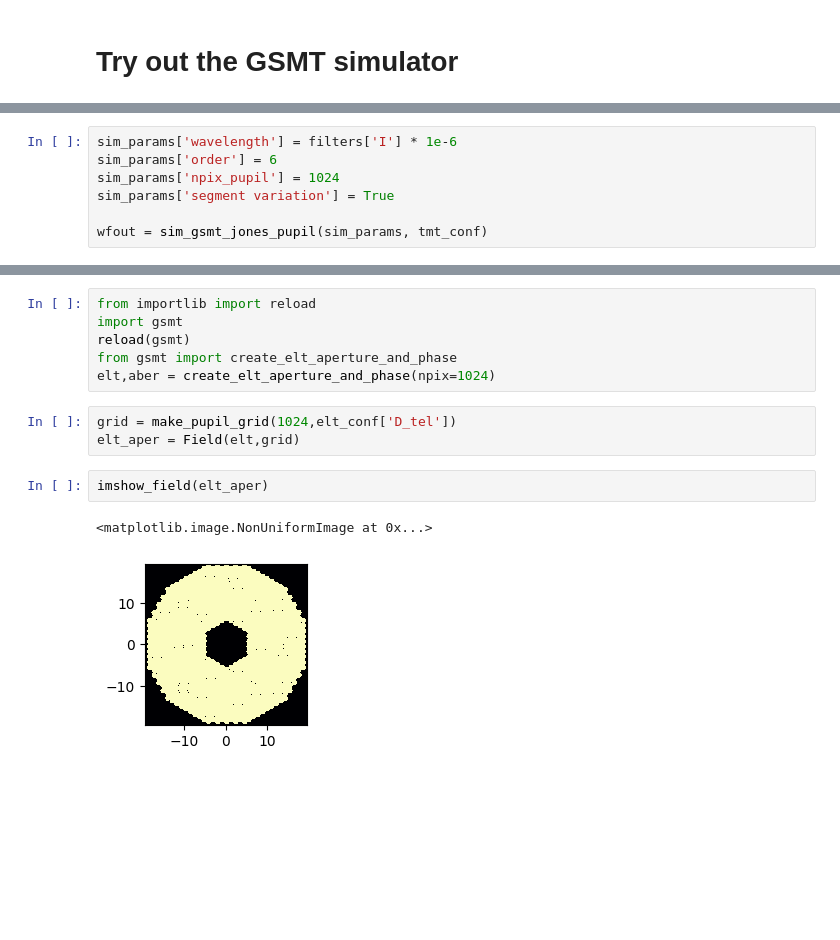
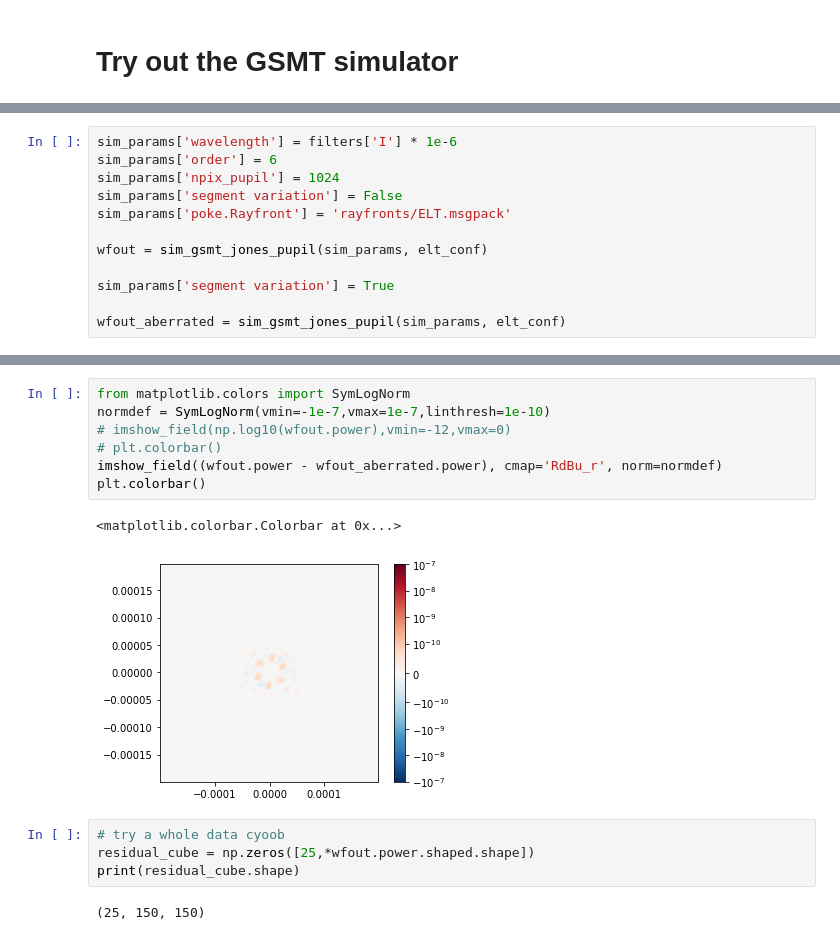
Before and after one commit to Jashcraf/polarization-gsmts-II, a Jupyter notebook: coro_sim.ipynb, the cells around one changed output, grey strips where cells are left out. Drawn from its saved outputs; the diff is of its cells as text; blank space fills up the shorter version.

Commit message:
functional simulator with primary segment variation

```diff
--- a/coro_sim.ipynb
+++ b/coro_sim.ipynb
@@ -12,7 +24,12 @@ from hcipy import *
 sim_params['wavelength'] = filters['I'] * 1e-6
 sim_params['order'] = 6
 sim_params['npix_pupil'] = 1024
+sim_params['segment variation'] = False
+sim_params['poke.Rayfront'] = 'rayfronts/ELT.msgpack'
+
+wfout = sim_gsmt_jones_pupil(sim_params, elt_conf)
+
 sim_params['segment variation'] = True
 
-wfout = sim_gsmt_jones_pupil(sim_params, tmt_conf)
+wfout_aberrated = sim_gsmt_jones_pupil(sim_params, elt_conf)
 # %% [output]
@@ -48,14 +38,16 @@ plt.show()
-# %%
-from importlib import reload
-import gsmt
-reload(gsmt)
-from gsmt import create_elt_aperture_and_phase
-elt,aber = create_elt_aperture_and_phase(npix=1024)
-# %%
-grid = make_pupil_grid(1024,elt_conf['D_tel'])
-elt_aper = Field(elt,grid)
-# %%
-imshow_field(elt_aper)
-# %% [output]
-<matplotlib.image.NonUniformImage at 0x...>
-[figure, removed]
+# %%
+from matplotlib.colors import SymLogNorm
+normdef = SymLogNorm(vmin=-1e-7,vmax=1e-7,linthresh=1e-10)
+# imshow_field(np.log10(wfout.power),vmin=-12,vmax=0)
+# plt.colorbar()
+imshow_field((wfout.power - wfout_aberrated.power), cmap='RdBu_r', norm=normdef)
+plt.colorbar()
+# %% [output]
+<matplotlib.colorbar.Colorbar at 0x...>
+[figure, added]
+# %%
+# try a whole data cyoob
+residual_cube = np.zeros([25,*wfout.power.shaped.shape])
+print(residual_cube.shape)
+# %% [output]
+(25, 150, 150)
```
Also changed, not shown: parts of 13 cells of this notebook, 1 other file.
